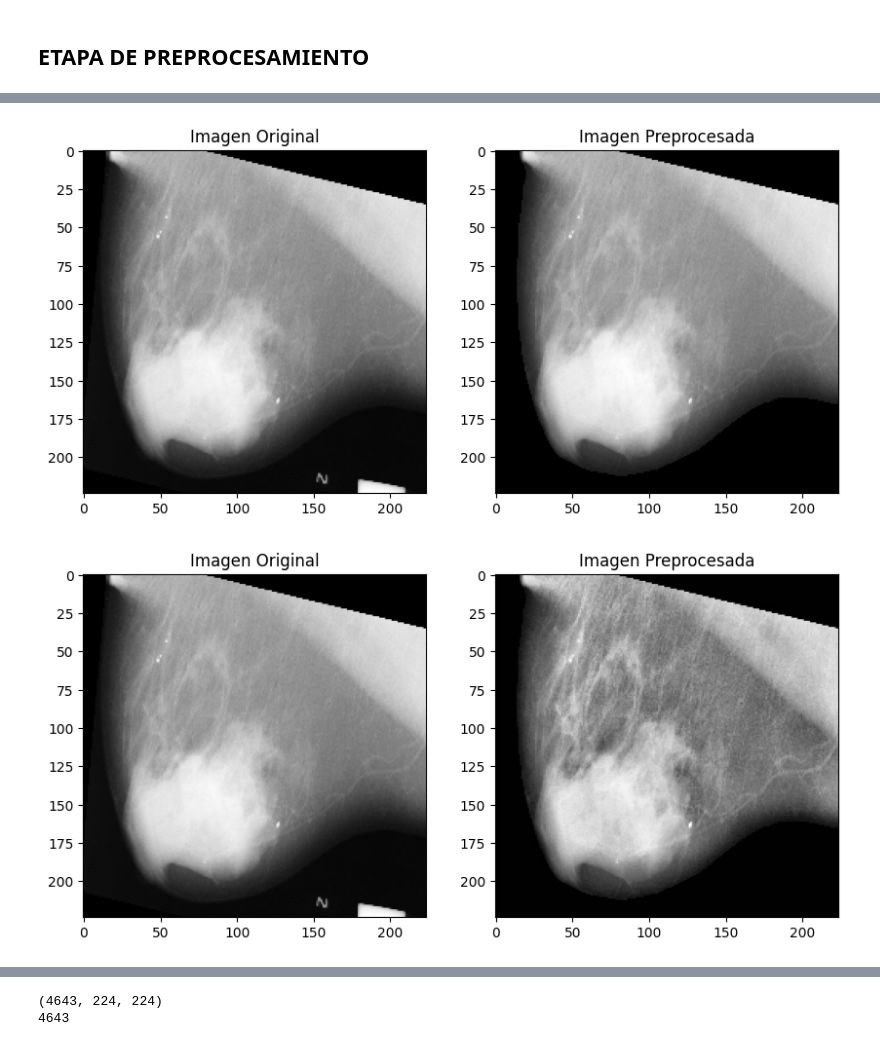
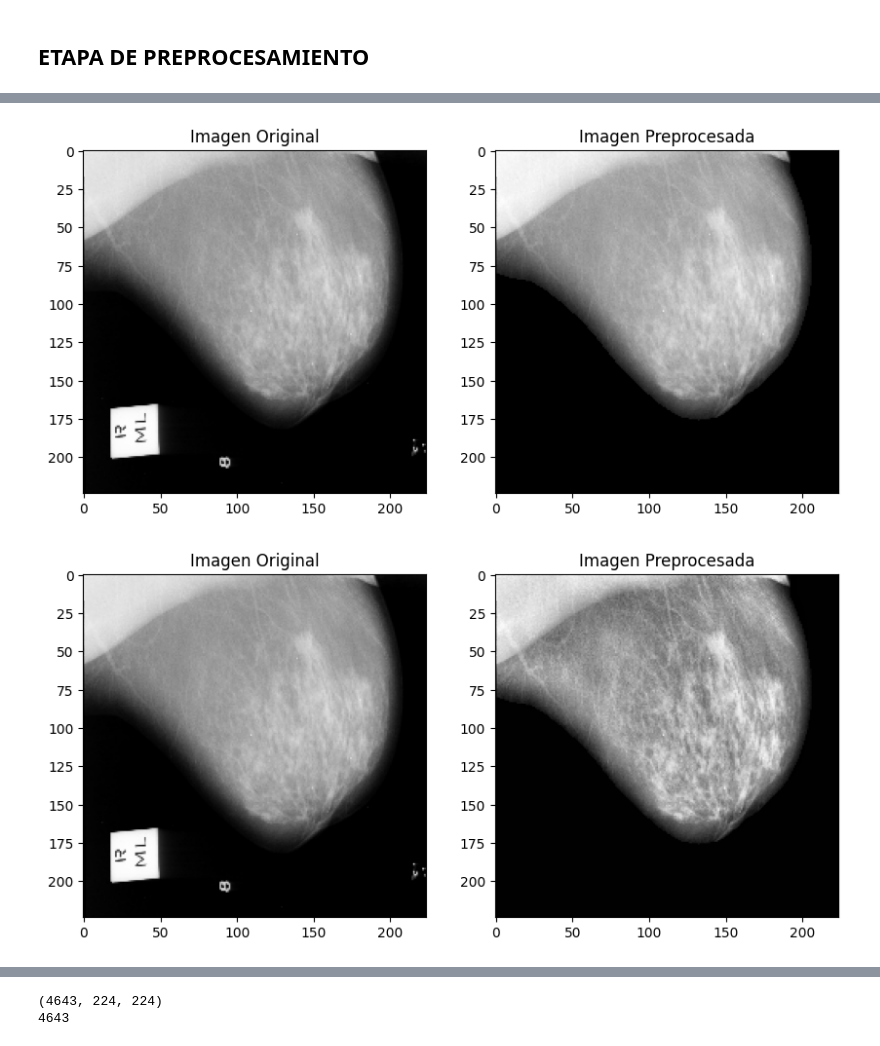
Before and after one commit to AndreaCTS/Semillero, a Jupyter notebook: train/clasificacionCNN_Dataset.ipynb, the cells around one changed output, grey strips where cells are left out. Drawn from its saved outputs; the diff is of its cells as text; code cells hidden in the pictures.

```diff
--- a/train/clasificacionCNN_Dataset.ipynb
+++ b/train/clasificacionCNN_Dataset.ipynb
@@ -37,5 +35,6 @@ desviacion_estandar_despues = []
 # %%
-image_path = "../datasets/dataset/normal/imagenmdb_1220.jpg"
+image_path = "../database/dataset/maligno/imagenmdb_2.jpg"
+
 img = cv2.imread(image_path, cv2.IMREAD_GRAYSCALE)
 img = cv2.resize(img, (224,224), interpolation=cv2.INTER_LINEAR)
 # %%
@@ -242,26 +239,28 @@ nose_img = extract_largest_component(morphed_img,gaus_thres_img,img)
 
 img_compar(img,nose_img)
 # %% [output]
-[figure, old version]
+[figure, new version]
 # %%
 
 def filter_clahe(img):
     """
     Aplica el filtro de Adaptive Histogram Equalization (CLAHE) a una imagen para mejorar el contraste.
 
     Parameters:
     img (numpy.ndarray): Imagen en escala de grises a la cual se aplicará el filtro CLAHE.
                          La imagen debe estar en formato de matriz bidimensional (grayscale).
 
     Returns:
     numpy.ndarray: Imagen procesada después de aplicar CLAHE, con un mejor contraste.
     """
+    if img.dtype != np.uint8:
+        img = (img * 255).astype(np.uint8)
     clahe = cv2.createCLAHE(clipLimit=2.0, tileGridSize=(8,8))
     final_image = clahe.apply(img)
     return final_image
 
 clahe_img = filter_clahe(nose_img)
 
 img_compar(img,clahe_img)
 # %% [output]
-[figure, old version]
+[figure, new version]
```
Also changed, not shown: parts of 24 cells of this notebook.
